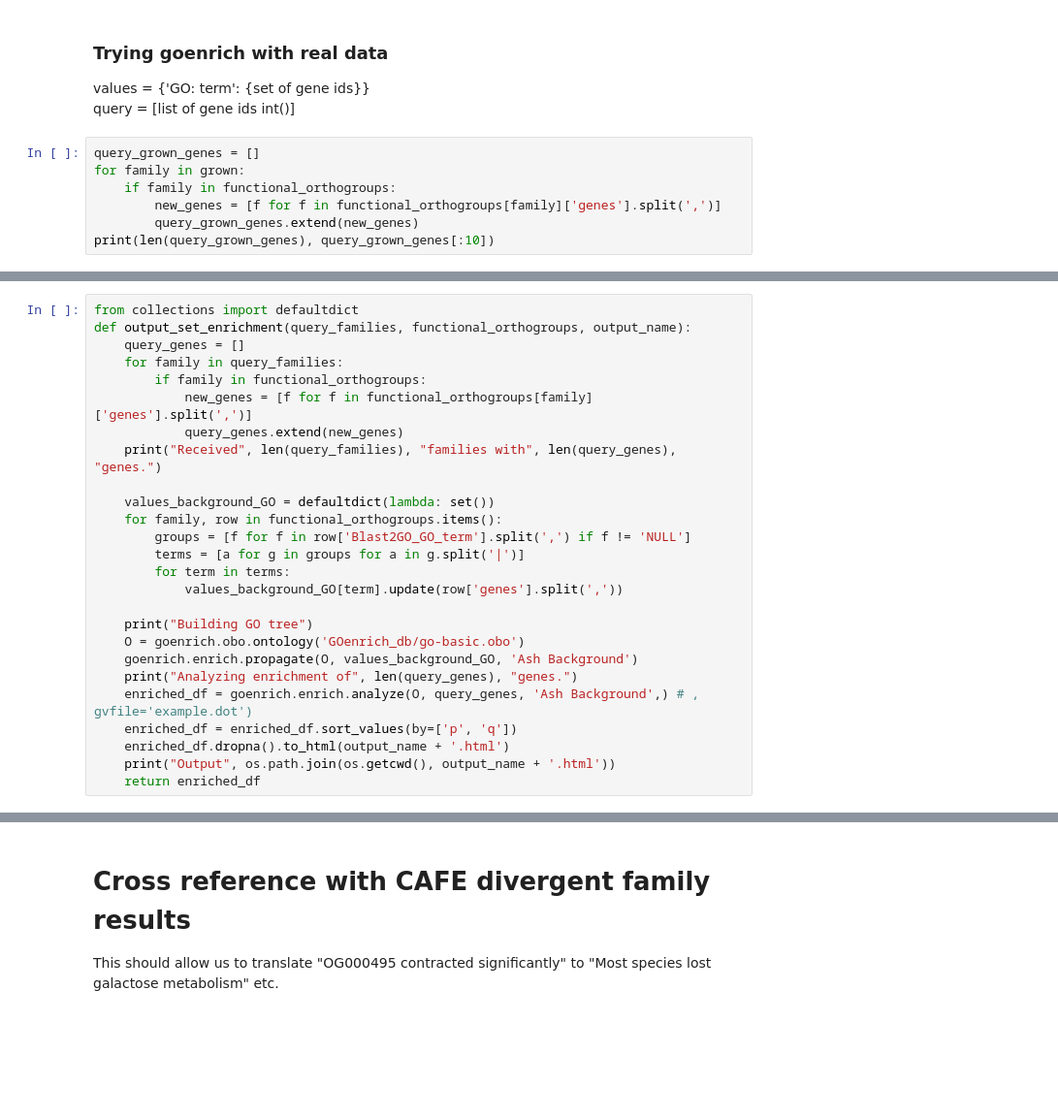
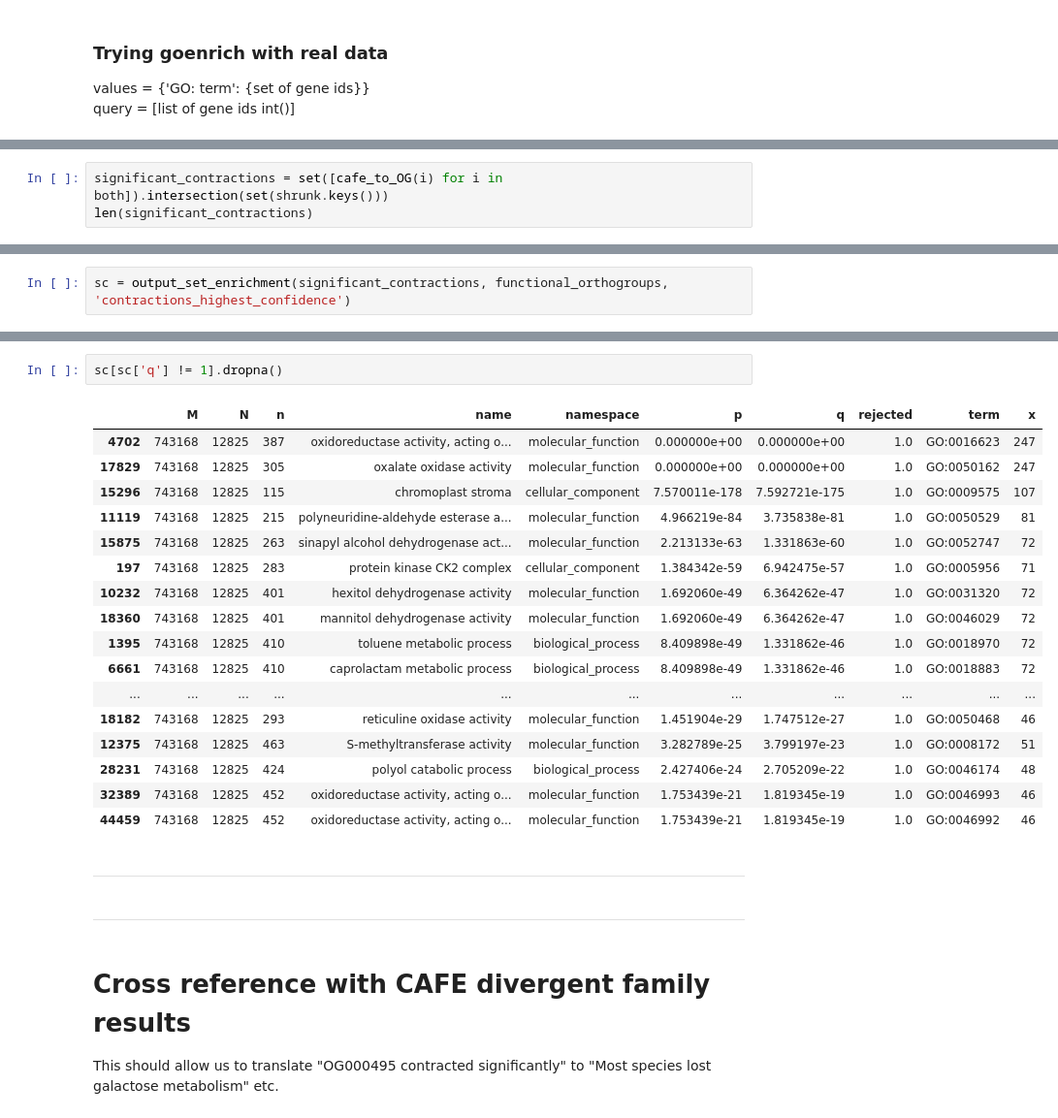
Before and after one commit to josiahseaman/DNA_Duplications, a Jupyter notebook: FunctionsForFamilies.ipynb, the cells around one changed output, grey strips where cells are left out. Shown: that part at 97% size. Saved outputs shown, nothing was run; the diff lists cells and outputs as text; blank space fills up the shorter version.

Commit message:
GO term enrichment with each individual gene

```diff
--- a/FunctionsForFamilies.ipynb
+++ b/FunctionsForFamilies.ipynb
@@ -322,10 +322,3 @@ values
 ### Trying goenrich with real data
 values = {'GO: term': {set of gene ids}}
 query = [list of gene ids int()]
-# %%
-query_grown_genes = []
-for family in grown:
-    if family in functional_orthogroups:
-        new_genes = [f for f in functional_orthogroups[family]['genes'].split(',')]
-        query_grown_genes.extend(new_genes)
-print(len(query_grown_genes), query_grown_genes[:10])
@@ -380,27 +352 @@ grown_enriched_df.dropna().to_html('expanding_functions.html')
-# %%
-from collections import defaultdict
-def output_set_enrichment(query_families, functional_orthogroups, output_name):
-    query_genes = []
-    for family in query_families:
-        if family in functional_orthogroups:
-            new_genes = [f for f in functional_orthogroups[family]['genes'].split(',')]
-            query_genes.extend(new_genes)
-    print("Received", len(query_families), "families with", len(query_genes), "genes.")
-
-    values_background_GO = defaultdict(lambda: set())
-    for family, row in functional_orthogroups.items():
-        groups = [f for f in row['Blast2GO_GO_term'].split(',') if f != 'NULL']
-        terms = [a for g in groups for a in g.split('|')]
-        for term in terms:
-            values_background_GO[term].update(row['genes'].split(','))
-
-    print("Building GO tree")
-    O = goenrich.obo.ontology('GOenrich_db/go-basic.obo')
-    goenrich.enrich.propagate(O, values_background_GO, 'Ash Background')
-    print("Analyzing enrichment of", len(query_genes), "genes.")
-    enriched_df = goenrich.enrich.analyze(O, query_genes, 'Ash Background',) # , gvfile='example.dot')
-    enriched_df = enriched_df.sort_values(by=['p', 'q'])
-    enriched_df.dropna().to_html(output_name + '.html')
-    print("Output", os.path.join(os.getcwd(), output_name + '.html'))
-    return enriched_df
 # %%
@@ -429,0 +394,3 @@ Output D:\josiah\Documents\Research\Thesis - Genome Symmetry\DNA_Duplications\st
+# %%
+significant_contractions = set([cafe_to_OG(i) for i in both]).intersection(set(shrunk.keys()))
+len(significant_contractions)
@@ -429,0 +404,2 @@ Output D:\josiah\Documents\Research\Thesis - Genome Symmetry\DNA_Duplications\st
+# %%
+sc = output_set_enrichment(significant_contractions, functional_orthogroups, 'contractions_highest_confidence')
@@ -430,3 +418,27 @@ Output D:\josiah\Documents\Research\Thesis - Genome Symmetry\DNA_Duplications\st
+# %%
+sc[sc['q'] != 1].dropna()
+# %% [output]
+|  | M | N | n | name | namespace | p | q | rejected | term | x |
+| 4702 | 743168 | 12825 | 387 | oxidoreductase activity, acting o... | molecular_function | 0.000000e+00 | 0.000000e+00 | 1.0 | GO:0016623 | 247 |
+| 17829 | 743168 | 12825 | 305 | oxalate oxidase activity | molecular_function | 0.000000e+00 | 0.000000e+00 | 1.0 | GO:0050162 | 247 |
+| 15296 | 743168 | 12825 | 115 | chromoplast stroma | cellular_component | 7.570011e-178 | 7.592721e-175 | 1.0 | GO:0009575 | 107 |
+| 11119 | 743168 | 12825 | 215 | polyneuridine-aldehyde esterase a... | molecular_function | 4.966219e-84 | 3.735838e-81 | 1.0 | GO:0050529 | 81 |
+| 15875 | 743168 | 12825 | 263 | sinapyl alcohol dehydrogenase act... | molecular_function | 2.213133e-63 | 1.331863e-60 | 1.0 | GO:0052747 | 72 |
+| 197 | 743168 | 12825 | 283 | protein kinase CK2 complex | cellular_component | 1.384342e-59 | 6.942475e-57 | 1.0 | GO:0005956 | 71 |
+| 10232 | 743168 | 12825 | 401 | hexitol dehydrogenase activity | molecular_function | 1.692060e-49 | 6.364262e-47 | 1.0 | GO:0031320 | 72 |
+| 18360 | 743168 | 12825 | 401 | mannitol dehydrogenase activity | molecular_function | 1.692060e-49 | 6.364262e-47 | 1.0 | GO:0046029 | 72 |
+| 1395 | 743168 | 12825 | 410 | toluene metabolic process | biological_process | 8.409898e-49 | 1.331862e-46 | 1.0 | GO:0018970 | 72 |
+| 6661 | 743168 | 12825 | 410 | caprolactam metabolic process | biological_process | 8.409898e-49 | 1.331862e-46 | 1.0 | GO:0018883 | 72 |
+| ... | ... | ... | ... | ... | ... | ... | ... | ... | ... | ... |
+| 18182 | 743168 | 12825 | 293 | reticuline oxidase activity | molecular_function | 1.451904e-29 | 1.747512e-27 | 1.0 | GO:0050468 | 46 |
+| 12375 | 743168 | 12825 | 463 | S-methyltransferase activity | molecular_function | 3.282789e-25 | 3.799197e-23 | 1.0 | GO:0008172 | 51 |
+| 28231 | 743168 | 12825 | 424 | polyol catabolic process | biological_process | 2.427406e-24 | 2.705209e-22 | 1.0 | GO:0046174 | 48 |
+| 32389 | 743168 | 12825 | 452 | oxidoreductase activity, acting o... | molecular_function | 1.753439e-21 | 1.819345e-19 | 1.0 | GO:0046993 | 46 |
+| 44459 | 743168 | 12825 | 452 | oxidoreductase activity, acting o... | molecular_function | 1.753439e-21 | 1.819345e-19 | 1.0 | GO:0046992 | 46 |
+# %% [markdown]
+------------------------------------------------
+# %% [markdown]
+_____________________________________________
 # %% [markdown]
 # Cross reference with CAFE divergent family results
 This should allow us to translate "OG000495 contracted significantly" to "Most species lost galactose metabolism" etc.
```
Also changed, not shown: parts of 14 cells of this notebook.
